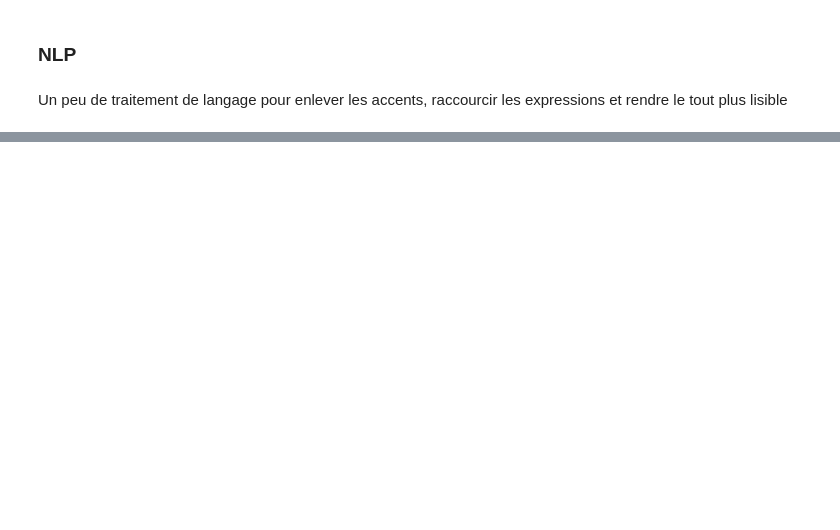
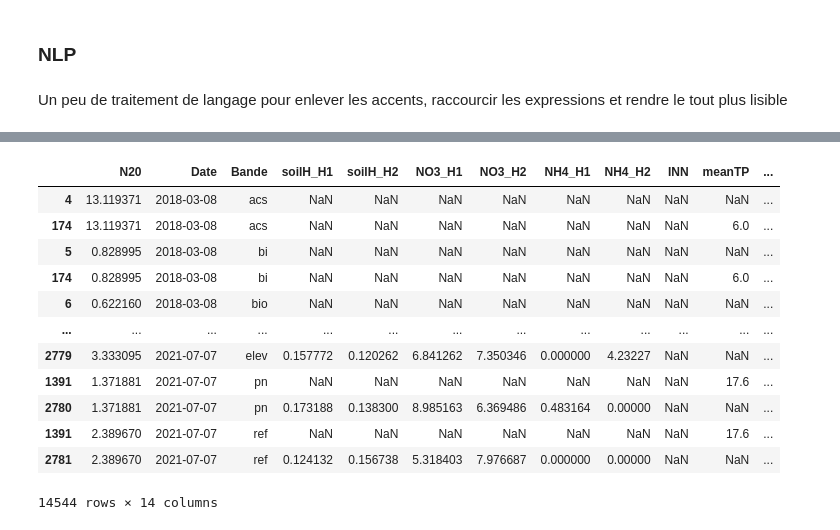
Before and after one commit to drylse/fil_rouge, a Jupyter notebook: pretraitement.ipynb, the cells around one changed output, grey strips where cells are left out. Saved outputs shown, nothing was run; the diff lists cells and outputs as text; code cells hidden in the pictures; blank space fills up the shorter version.

```diff
--- a/pretraitement.ipynb
+++ b/pretraitement.ipynb
@@ -383,0 +492,3 @@ array(['ep. engrais_min_liquide - pulve 3400 litres',
+# %%
+ntraj_peak = ntraj[~ntraj["N2O gN.ha-1.j-1"].isna()]
+ntraj_peak.shape
@@ -383,0 +497,4 @@ array(['ep. engrais_min_liquide - pulve 3400 litres',
+# %%
+ntraj_peak.reset_index(drop=True, inplace=True)
+# %%
+dataf = pd.DataFrame()
@@ -383,0 +517,43 @@ array(['ep. engrais_min_liquide - pulve 3400 litres',
+# %%
+for idx,value in zip(ntraj_peak.index, ntraj_peak["N2O gN.ha-1.j-1"]):
+    data = dict()
+    doi = ntraj_peak.at[idx, "Date"]
+    bande = ntraj_peak.at[idx, "Bande"]
+
+    data["N20"] = value
+    data["Date"] = doi
+    data["Bande"] = bande
+
+    # données ntraj
+    ntraj_bande = ntraj[ntraj["Bande"] == bande]
+    data["soilH_H1"] = ntraj_bande[ntraj_bande["Date"]==doi]["%H - h1"]
+    data["soilH_H2"] = ntraj_bande[ntraj_bande["Date"]==doi]["%H - h2"]
+    data["NO3_H1"] = ntraj_bande[ntraj_bande["Date"]==doi]["NO3 Sol - h1\nkgN.ha-1"]
+    data["NO3_H2"] = ntraj_bande[ntraj_bande["Date"]==doi]["NO3 Sol - h2\nkgN.ha-1"]
+    data["NH4_H1"] = ntraj_bande[ntraj_bande["Date"]==doi]["NH4 Sol - h1\nkgN.ha-1"]
+    data["NH4_H2"] = ntraj_bande[ntraj_bande["Date"]==doi]["NH4 Sol - h2\nkgN.ha-1"]
+    #data["INN"] = ntraj_bande[ntraj_bande["Date"]==doi]["INN ou N Tester"]
+
+    # données météo
+    data["meanTP"] = meteo[meteo["Date"]==doi]["Temp moyenne (°C)"]
+    data["airH"] = meteo[meteo["Date"]==doi]["Humidité moyenne (%)"]
+    data["pluie"] = meteo[meteo["Date"]==doi]["Pluie (mm)"]
+
+    df_data = pd.DataFrame(data)
+    dataf = pd.concat([dataf, df_data], axis=0)
+# %%
+dataf
+# %% [output]
+|  | N20 | Date | Bande | soilH_H1 | soilH_H2 | NO3_H1 | NO3_H2 | NH4_H1 | NH4_H2 | INN | meanTP | ... |
+| 4 | 13.119371 | 2018-03-08 | acs | NaN | NaN | NaN | NaN | NaN | NaN | NaN | NaN | ... |
+| 174 | 13.119371 | 2018-03-08 | acs | NaN | NaN | NaN | NaN | NaN | NaN | NaN | 6.0 | ... |
+| 5 | 0.828995 | 2018-03-08 | bi | NaN | NaN | NaN | NaN | NaN | NaN | NaN | NaN | ... |
+| 174 | 0.828995 | 2018-03-08 | bi | NaN | NaN | NaN | NaN | NaN | NaN | NaN | 6.0 | ... |
+| 6 | 0.622160 | 2018-03-08 | bio | NaN | NaN | NaN | NaN | NaN | NaN | NaN | NaN | ... |
+| ... | ... | ... | ... | ... | ... | ... | ... | ... | ... | ... | ... | ... |
+| 2779 | 3.333095 | 2021-07-07 | elev | 0.157772 | 0.120262 | 6.841262 | 7.350346 | 0.000000 | 4.23227 | NaN | NaN | ... |
+| 1391 | 1.371881 | 2021-07-07 | pn | NaN | NaN | NaN | NaN | NaN | NaN | NaN | 17.6 | ... |
+| 2780 | 1.371881 | 2021-07-07 | pn | 0.173188 | 0.138300 | 8.985163 | 6.369486 | 0.483164 | 0.00000 | NaN | NaN | ... |
+| 1391 | 2.389670 | 2021-07-07 | ref | NaN | NaN | NaN | NaN | NaN | NaN | NaN | 17.6 | ... |
+| 2781 | 2.389670 | 2021-07-07 | ref | 0.124132 | 0.156738 | 5.318403 | 7.976687 | 0.000000 | 0.00000 | NaN | NaN | ... |
+14544 rows × 14 columns
```
Also changed, not shown: parts of 88 cells of this notebook.
